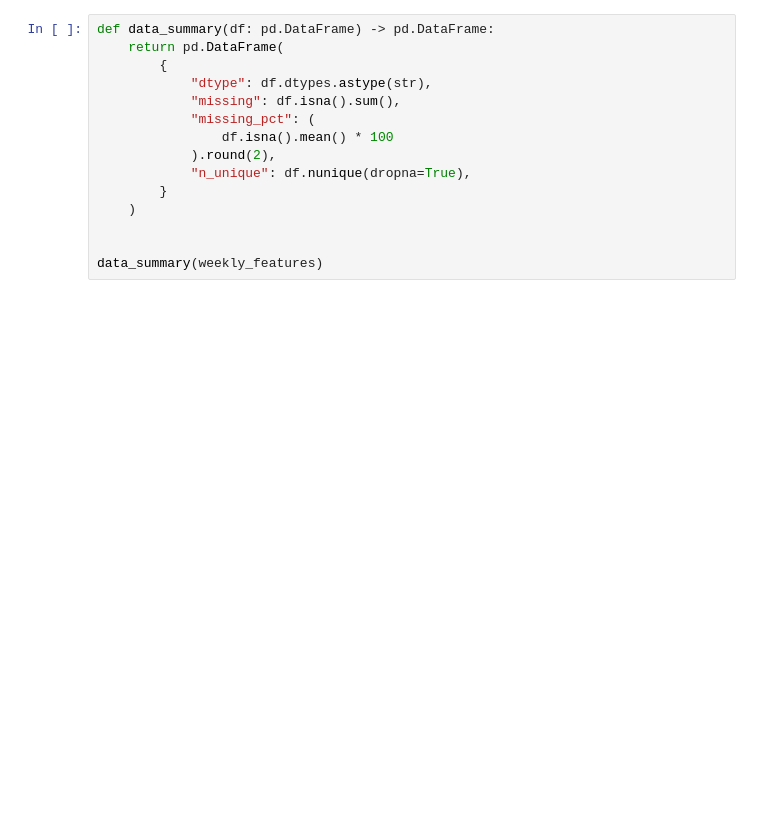
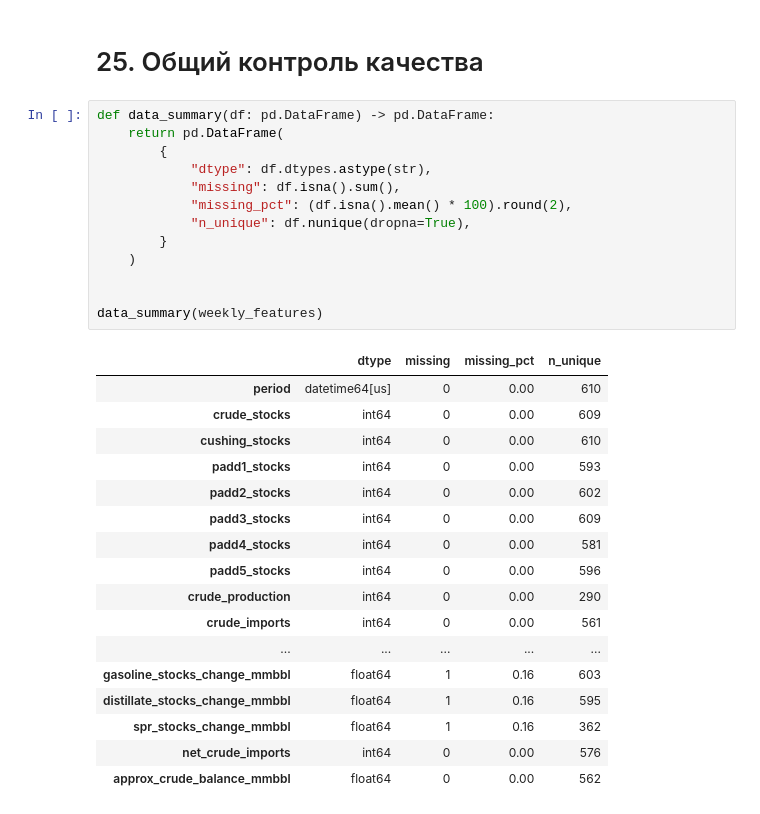
Before and after one commit to HSE-AI-Team61-clauDikie/oil-news-graph, a Jupyter notebook: jup_files/data/01_eia_data.ipynb, the cells around one changed output. Cells and saved outputs as stored; diff of their text form; blank space fills up the shorter version.

```diff
--- a/jup_files/data/01_eia_data.ipynb
+++ b/jup_files/data/01_eia_data.ipynb
@@ -527,17 +973,35 @@ if "spread_1_3" in futures_features.columns:
+# %% [markdown]
+# 25. Общий контроль качества
 # %%
 def data_summary(df: pd.DataFrame) -> pd.DataFrame:
     return pd.DataFrame(
         {
             "dtype": df.dtypes.astype(str),
             "missing": df.isna().sum(),
-            "missing_pct": (
-                df.isna().mean() * 100
-            ).round(2),
+            "missing_pct": (df.isna().mean() * 100).round(2),
             "n_unique": df.nunique(dropna=True),
         }
     )
 
 
 data_summary(weekly_features)
+# %% [output]
+|  | dtype | missing | missing_pct | n_unique |
+| period | datetime64[us] | 0 | 0.00 | 610 |
+| crude_stocks | int64 | 0 | 0.00 | 609 |
+| cushing_stocks | int64 | 0 | 0.00 | 610 |
+| padd1_stocks | int64 | 0 | 0.00 | 593 |
+| padd2_stocks | int64 | 0 | 0.00 | 602 |
+| padd3_stocks | int64 | 0 | 0.00 | 609 |
+| padd4_stocks | int64 | 0 | 0.00 | 581 |
+| padd5_stocks | int64 | 0 | 0.00 | 596 |
+| crude_production | int64 | 0 | 0.00 | 290 |
+| crude_imports | int64 | 0 | 0.00 | 561 |
+| ... | ... | ... | ... | ... |
+| gasoline_stocks_change_mmbbl | float64 | 1 | 0.16 | 603 |
+| distillate_stocks_change_mmbbl | float64 | 1 | 0.16 | 595 |
+| spr_stocks_change_mmbbl | float64 | 1 | 0.16 | 362 |
+| net_crude_imports | int64 | 0 | 0.00 | 576 |
+| approx_crude_balance_mmbbl | float64 | 0 | 0.00 | 562 |
 # %%
 data_summary(futures_features)
```
Also changed, not shown: parts of 82 cells of this notebook, 1 other file.
